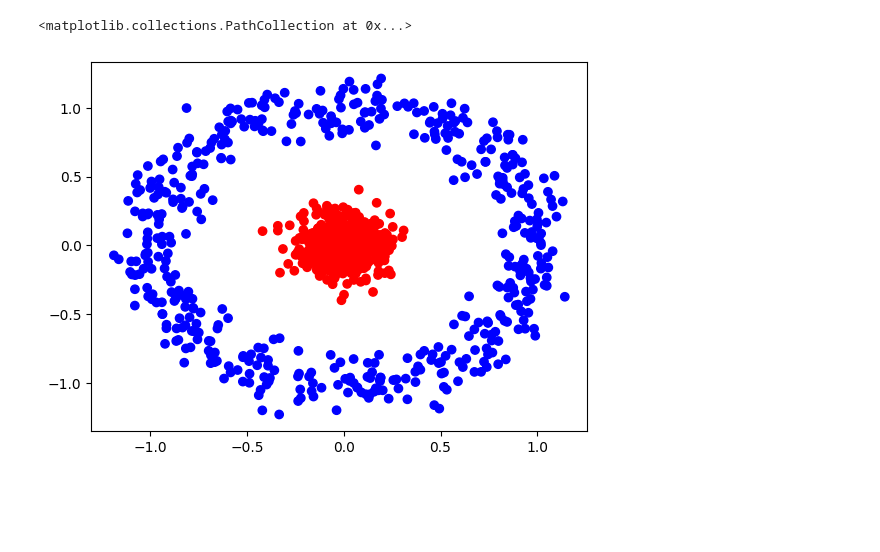
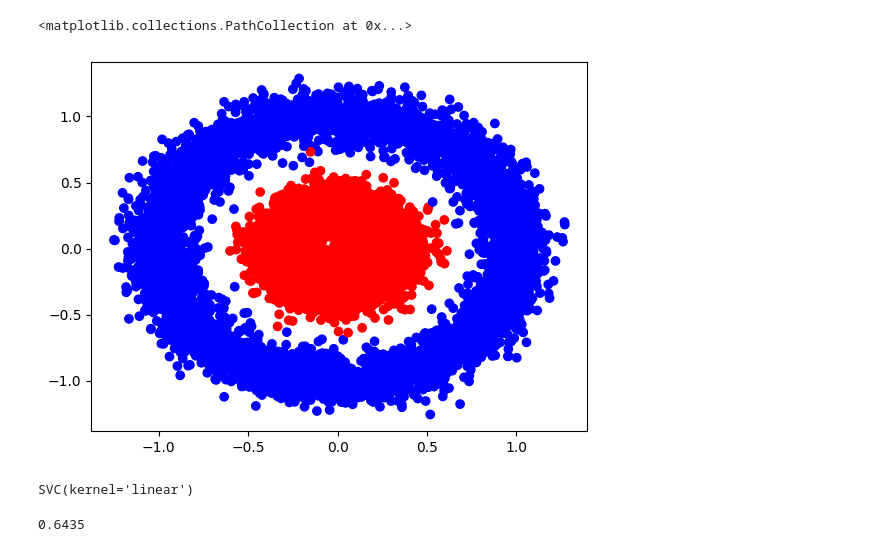
Before and after one commit to Omii04/Machine-Learning, a Jupyter notebook: SVM.ipynb, the cells around one changed output. Cells and saved outputs as stored; diff of their text form; code cells hidden in the pictures; blank space fills up the shorter version.

```diff
--- a/SVM.ipynb
+++ b/SVM.ipynb
@@ -6,8 +6,8 @@ from sklearn.model_selection import train_test_split
 from sklearn.svm import SVC
 # %%
 from sklearn.datasets import make_circles
-X,y=make_circles(n_samples=1000,factor=0.1,noise=0.1)
+X,y=make_circles(n_samples=10000,factor=0.3,noise=0.1)
 plt.scatter(X[:,0],X[:,1],c=y,cmap='bwr')
 # %% [output]
 <matplotlib.collections.PathCollection at 0x...>
-[figure, old version]
+[figure, new version]
@@ -13,0 +18,4 @@ plt.scatter(X[:,0],X[:,1],c=y,cmap='bwr')
+# %%
+svm.fit(X_train,y_train)
+# %% [output]
+SVC(kernel='linear')
@@ -13,0 +24,5 @@ plt.scatter(X[:,0],X[:,1],c=y,cmap='bwr')
+# %%
+from sklearn.metrics import accuracy_score
+accuracy_score(y_test,y_pred)
+# %% [output]
+0.6435
```
Also changed, not shown: parts of 3 cells of this notebook.
